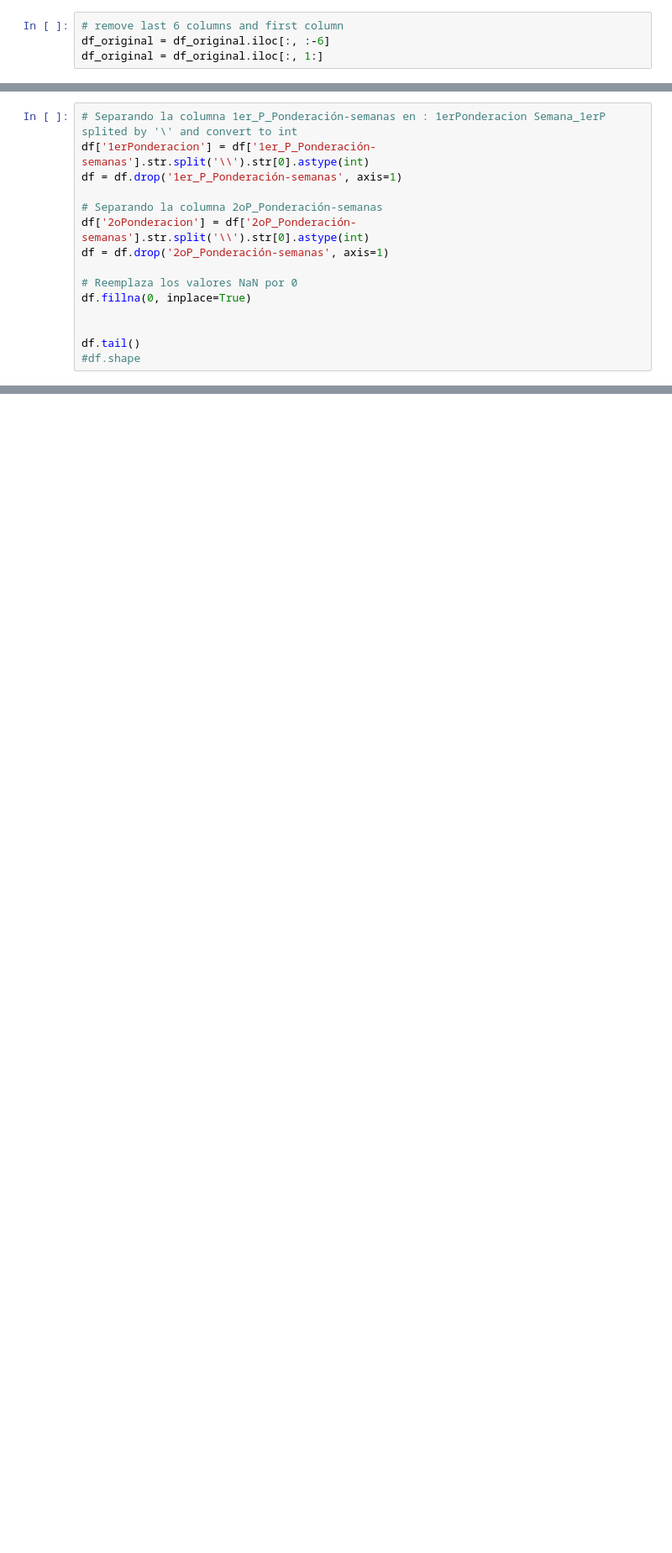
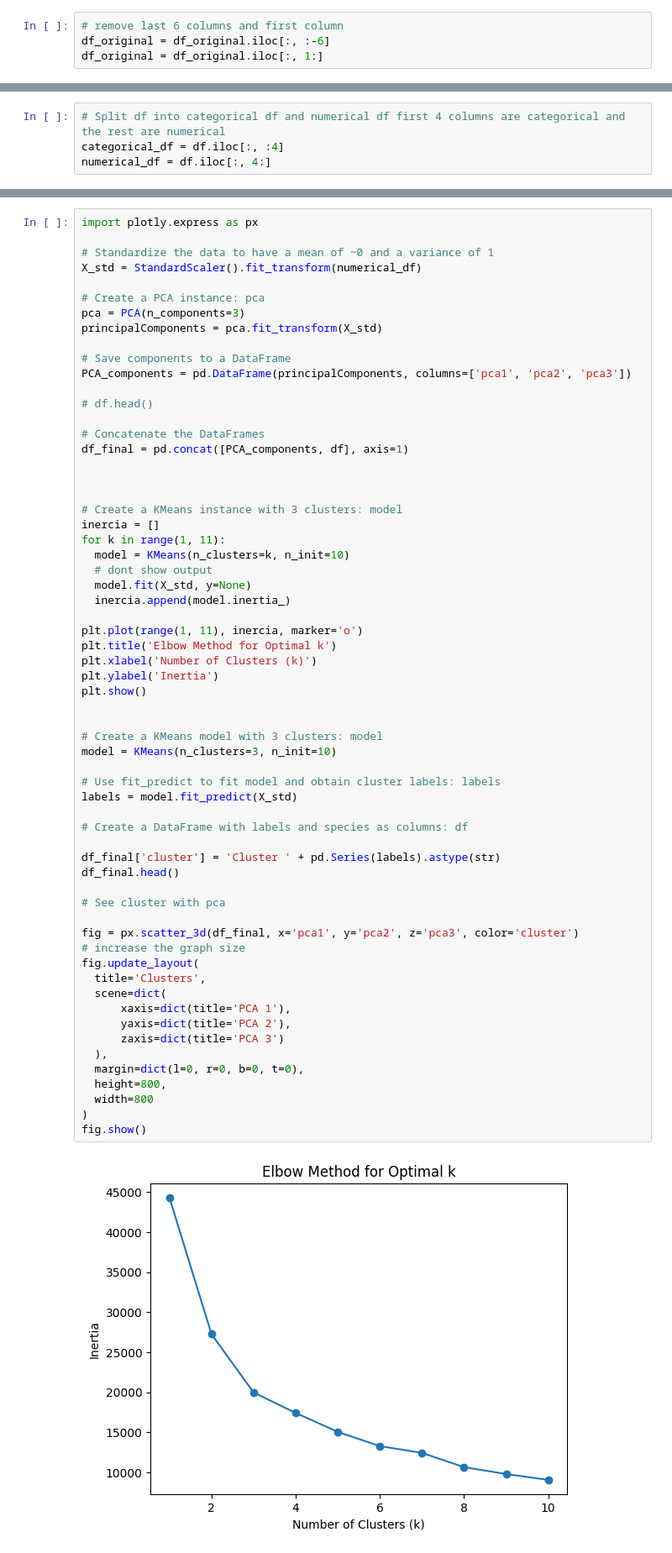
Before and after one commit to ArturoG1z/Proyecto-CyAD, a Jupyter notebook: Notebook/proyecto_modulo_3.ipynb, the cells around one changed output, grey strips where cells are left out. Shown at 84% size. Drawn from its saved outputs; the diff is of its cells as text; blank space fills up the shorter version.

```diff
--- a/Notebook/proyecto_modulo_3.ipynb
+++ b/Notebook/proyecto_modulo_3.ipynb
@@ -93,15 +231,0 @@ df.head()
-# %%
-# Separando la columna 1er_P_Ponderación-semanas en : 1erPonderacion Semana_1erP splited by '\' and convert to int
-df['1erPonderacion'] = df['1er_P_Ponderación-semanas'].str.split('\\').str[0].astype(int)
-df = df.drop('1er_P_Ponderación-semanas', axis=1)
-
-# Separando la columna 2oP_Ponderación-semanas
-df['2oPonderacion'] = df['2oP_Ponderación-semanas'].str.split('\\').str[0].astype(int)
-df = df.drop('2oP_Ponderación-semanas', axis=1)
-
-# Reemplaza los valores NaN por 0
-df.fillna(0, inplace=True)
-
-
-df.tail()
-#df.shape
@@ -166,0 +232,4 @@ Length: 747, dtype: int64
+# %%
+# Split df into categorical df and numerical df first 4 columns are categorical and the rest are numerical
+categorical_df = df.iloc[:, :4]
+numerical_df = df.iloc[:, 4:]
@@ -166,0 +265,64 @@ Length: 747, dtype: int64
+# %%
+import plotly.express as px
+
+# Standardize the data to have a mean of ~0 and a variance of 1
+X_std = StandardScaler().fit_transform(numerical_df)
+
+# Create a PCA instance: pca
+pca = PCA(n_components=3)
+principalComponents = pca.fit_transform(X_std)
+
+# Save components to a DataFrame
+PCA_components = pd.DataFrame(principalComponents, columns=['pca1', 'pca2', 'pca3'])
+
+# df.head()
+
+# Concatenate the DataFrames
+df_final = pd.concat([PCA_components, df], axis=1)
+
+
+
+# Create a KMeans instance with 3 clusters: model
+inercia = []
+for k in range(1, 11):
+  model = KMeans(n_clusters=k, n_init=10)
+  # dont show output
+  model.fit(X_std, y=None)
+  inercia.append(model.inertia_)
+
+plt.plot(range(1, 11), inercia, marker='o')
+plt.title('Elbow Method for Optimal k')
+plt.xlabel('Number of Clusters (k)')
+plt.ylabel('Inertia')
+plt.show()
+
+
+# Create a KMeans model with 3 clusters: model
+model = KMeans(n_clusters=3, n_init=10)
+
+# Use fit_predict to fit model and obtain cluster labels: labels
+labels = model.fit_predict(X_std)
+
+# Create a DataFrame with labels and species as columns: df
+
+df_final['cluster'] = 'Cluster ' + pd.Series(labels).astype(str)
+df_final.head()
+
+# See cluster with pca
+
+fig = px.scatter_3d(df_final, x='pca1', y='pca2', z='pca3', color='cluster')
+# increase the graph size
+fig.update_layout(
+  title='Clusters',
+  scene=dict(
+      xaxis=dict(title='PCA 1'),
+      yaxis=dict(title='PCA 2'),
+      zaxis=dict(title='PCA 3')
+  ),
+  margin=dict(l=0, r=0, b=0, t=0),
+  height=800,
+  width=800
+)
+fig.show()
+# %% [output]
+[figure, added]
```
Also changed, not shown: parts of 32 cells of this notebook.
